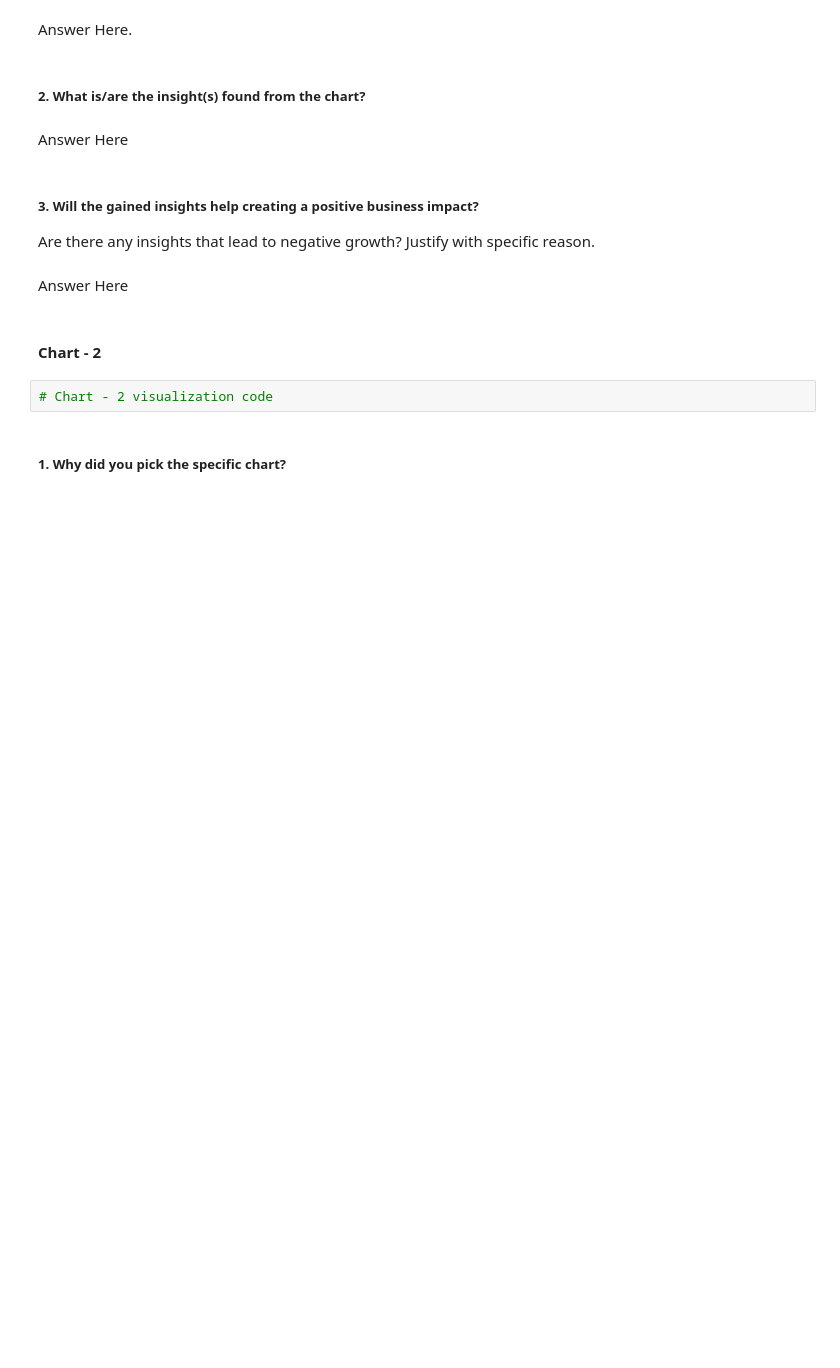
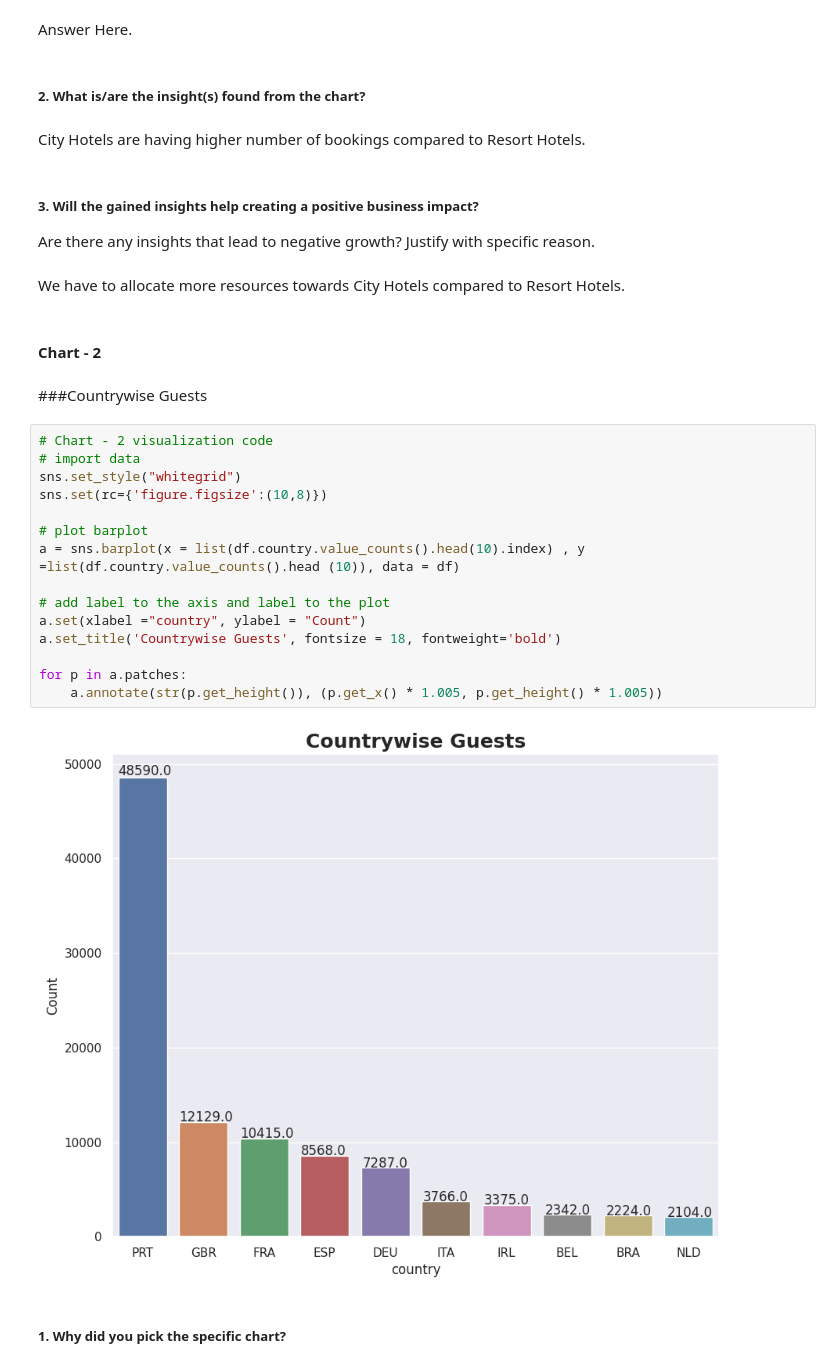
Before and after one commit to amoghsawant17/EDA_Project_Amogh, a Jupyter notebook: EDA_Hotel_Booking_Analysis.ipynb, the cells around one changed output. Cells and saved outputs as stored; diff of their text form; blank space fills up the shorter version.

```diff
--- a/EDA_Hotel_Booking_Analysis.ipynb
+++ b/EDA_Hotel_Booking_Analysis.ipynb
@@ -354,17 +453,34 @@ Answer Here.
 Answer Here.
 # %% [markdown]
 ##### 2. What is/are the insight(s) found from the chart?
-# %% [markdown]
-Answer Here
+# %% [markdown]
+City Hotels are having higher number of bookings compared to Resort Hotels.
 # %% [markdown]
 ##### 3. Will the gained insights help creating a positive business impact?
 Are there any insights that lead to negative growth? Justify with specific reason.
-# %% [markdown]
-Answer Here
+# %% [markdown]
+We have to allocate more resources towards City Hotels compared to Resort Hotels.
 # %% [markdown]
 #### Chart - 2
-# %%
-# Chart - 2 visualization code
+# %% [markdown]
+###Countrywise Guests
+# %%
+# Chart - 2 visualization code
+# import data
+sns.set_style("whitegrid")
+sns.set(rc={'figure.figsize':(10,8)})
+
+# plot barplot
+a = sns.barplot(x = list(df.country.value_counts().head(10).index) , y =list(df.country.value_counts().head (10)), data = df)
+
+# add label to the axis and label to the plot
+a.set(xlabel ="country", ylabel = "Count")
+a.set_title('Countrywise Guests', fontsize = 18, fontweight='bold')
+
+for p in a.patches:
+    a.annotate(str(p.get_height()), (p.get_x() * 1.005, p.get_height() * 1.005))
+# %% [output]
+[figure, added]
 # %% [markdown]
 ##### 1. Why did you pick the specific chart?
 # %% [markdown]
```
Also changed, not shown: parts of 18 cells of this notebook.
